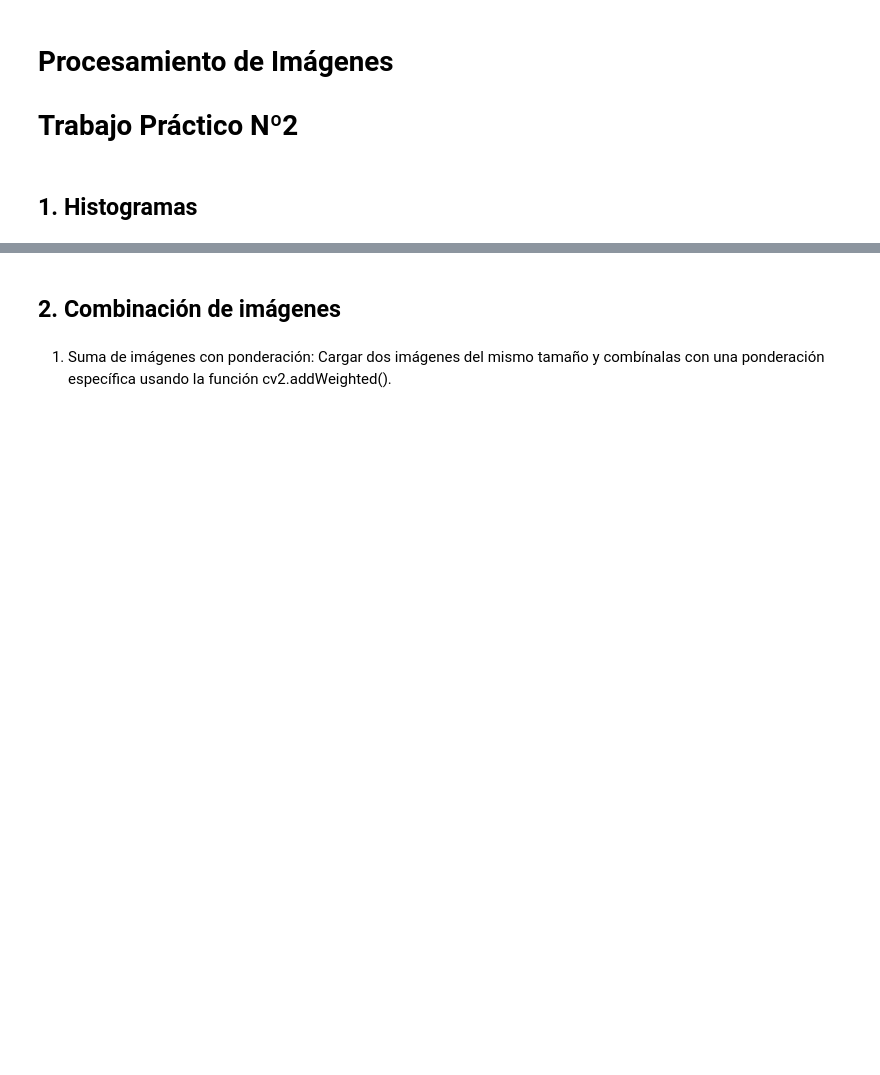
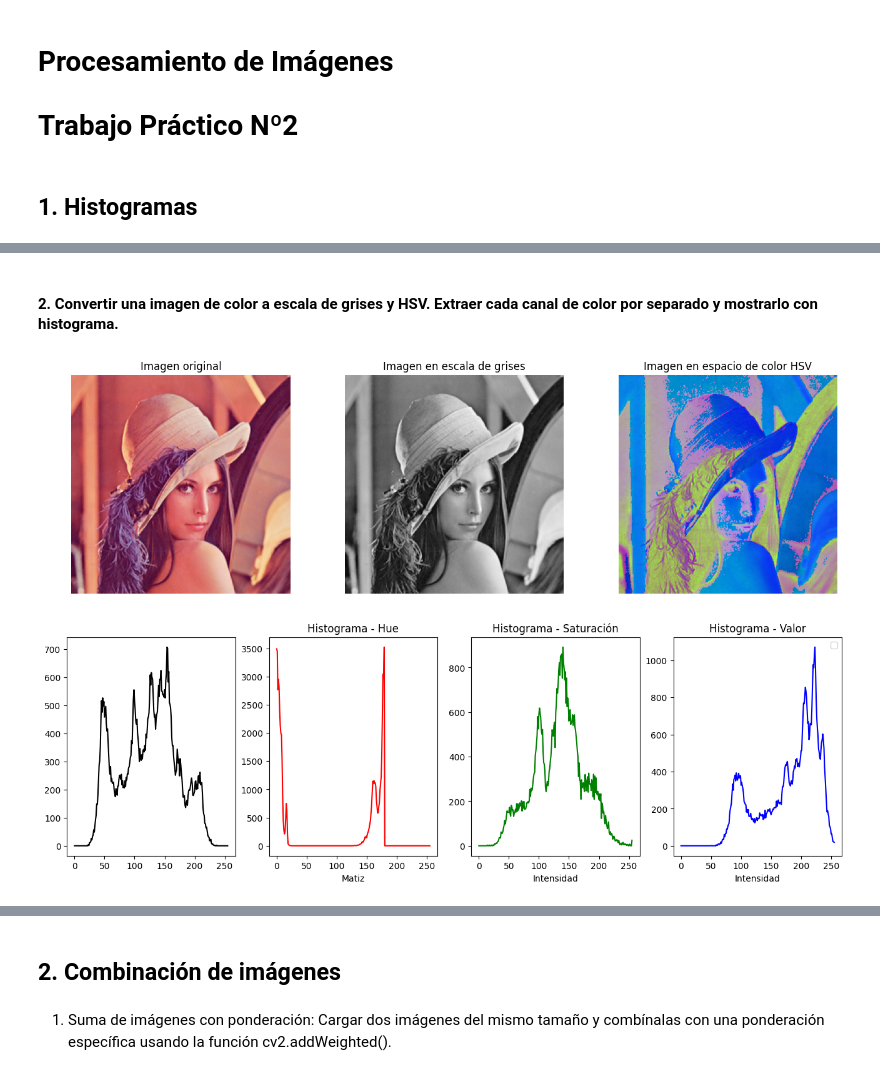
Before and after one commit to Yeu07/Image-Processing, a Jupyter notebook: TP2/TP2.ipynb, the cells around one changed output, grey strips where cells are left out. Drawn from its saved outputs; the diff is of its cells as text; code cells hidden in the pictures; blank space fills up the shorter version.

```diff
--- a/TP2/TP2.ipynb
+++ b/TP2/TP2.ipynb
@@ -10,0 +69,61 @@ import numpy as np
+# %% [markdown]
+#### 2. Convertir una imagen de color a escala de grises y HSV. Extraer cada canal de color por separado y mostrarlo con histograma.
+# %%
+image_path = '../Images/Lenna.png'
+image = cv2.imread(image_path)
+image_rgb = cv2.cvtColor(image, cv2.COLOR_BGR2RGB)
+
+image_gray = cv2.cvtColor(image, cv2.COLOR_BGR2GRAY)
+image_hsv = cv2.cvtColor(image, cv2.COLOR_BGR2HSV)
+
+
+# Get histograms
+hist_gray = cv2.calcHist([image_gray], [0], None, [256], [0, 256])
+hist_hue = cv2.calcHist([image_hsv], [0], None, [256], [0, 256])
+hist_saturation = cv2.calcHist([image_hsv], [1], None, [256], [0, 256])
+hist_value = cv2.calcHist([image_hsv], [2], None, [256], [0, 256])
+
+# Plot histograms
+plt.figure(figsize=(16, 10))
+
+plt.subplot(2, 3, 1)
+plt.imshow(image_rgb)
+plt.title('Imagen original')
+plt.axis('off')
+
+plt.subplot(2, 3, 2)
+plt.imshow(image_gray, cmap='gray')
+plt.title('Imagen en escala de grises')
+plt.axis('off')
+
+plt.subplot(2, 3, 3)
+plt.imshow(image_hsv)
+plt.title('Imagen en espacio de color HSV')
+plt.axis('off')
+
+plt.subplot(2, 4, 5)
+plt.plot(hist_gray, color='black', label='Escala de grises')
+plt.title('Histograma - Grises')
+plt.xlabel('Intensidad')
+plt.ylabel('Frecuencia')
+
+plt.subplot(2, 4, 6)
+plt.plot(hist_hue, color='red')
+plt.title('Histograma - Hue')
+plt.xlabel('Matiz')
+
+plt.subplot(2, 4, 7)
+plt.plot(hist_saturation, color='green')
+plt.title('Histograma - Saturación')
+plt.xlabel('Intensidad')
+
+plt.subplot(2, 4, 8)
+plt.plot(hist_value, color='blue')
+plt.title('Histograma - Valor')
+plt.xlabel('Intensidad')
+
+plt.legend()
+plt.tight_layout()
+plt.show()
+# %% [output]
+[figure, added]
```
Also changed, not shown: parts of 12 cells of this notebook, 5 other files.
